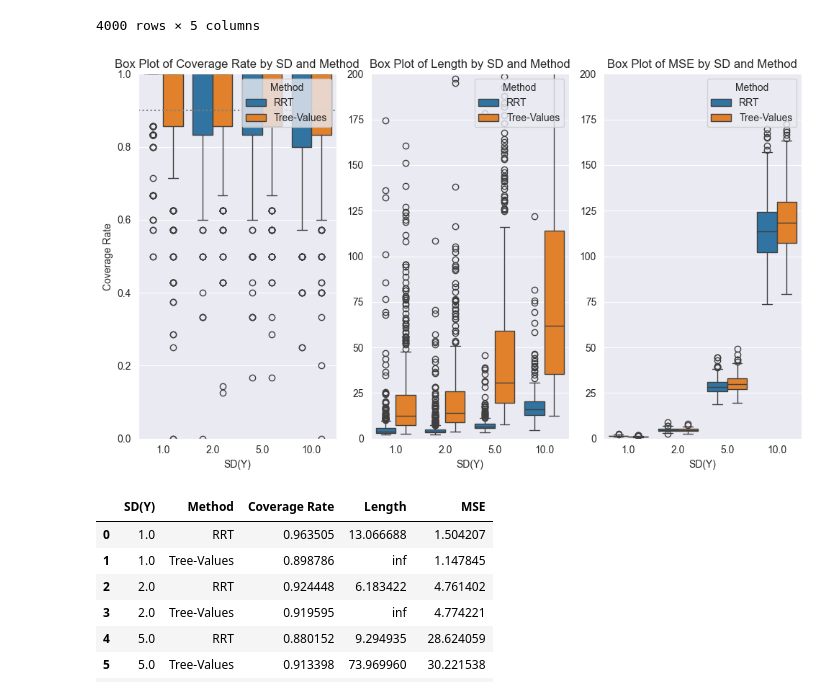
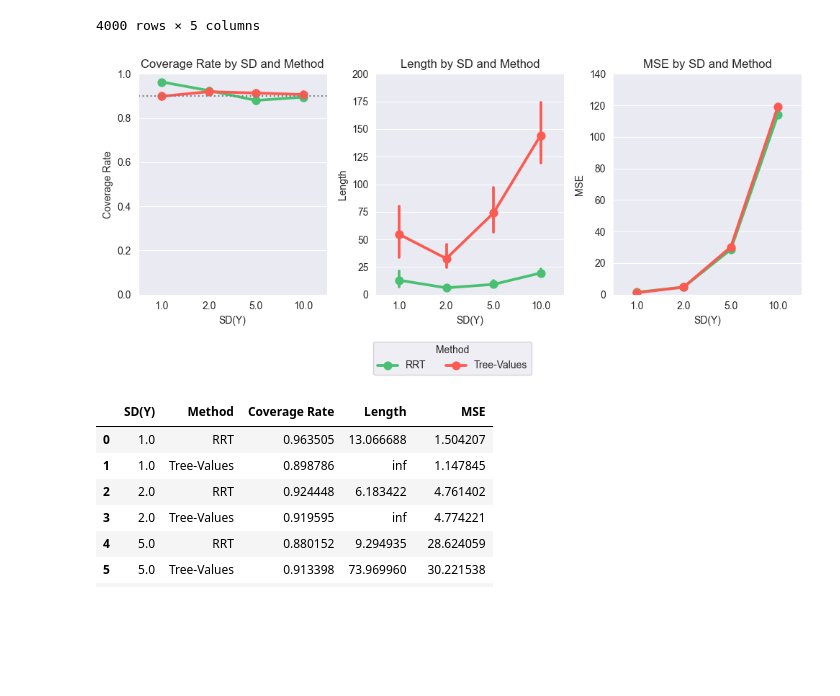
Before and after one commit to yiling-h/SI-CART, a Jupyter notebook: Simulations/Results/vary_signal/laplace/plotting_l.ipynb, the cells around one changed output. Saved outputs shown, nothing was run; the diff lists cells and outputs as text; code cells hidden in the pictures; blank space fills up the shorter version.

```diff
--- a/Simulations/Results/vary_signal/laplace/plotting_l.ipynb
+++ b/Simulations/Results/vary_signal/laplace/plotting_l.ipynb
@@ -39,33 +39,42 @@ oper_char_df.index = range(oper_char_df.shape[0])
 # %%
 import matplotlib.pyplot as plt
 import seaborn as sns
 
 # Assuming your DataFrame is named df
 metrics = ["Coverage Rate", "Length", "MSE"]
 
 # Set up the figure and axes for subplots
-fig, axes = plt.subplots(1, 3, figsize=(10, 6), sharey=False)
+fig, axes = plt.subplots(1, 3, figsize=(10, 4), sharey=False)
 
 # Iterate over each metric and create a box plot
 for i, metric in enumerate(metrics):
-    sns.boxplot(x='SD(Y)', y=metric, hue='Method', data=oper_char_df, ax=axes[i])
-    axes[i].set_title(f'Box Plot of {metric} by SD and Method')
+    sns.pointplot(x='SD(Y)', y=metric, hue='Method', data=oper_char_df, ax=axes[i],
+                palette=["#48c072", "#fc5a50"])
+    axes[i].set_title(f'{metric} by SD and Method')
     axes[i].set_xlabel('SD(Y)')
-    axes[i].set_ylabel(metric if i == 0 else '')  # Only set ylabel on the first plot for clarity
+    #axes[i].set_ylabel(metric if i == 0 else '')  # Only set ylabel on the first plot for clarity
     axes[i].legend(title='Method', loc='upper right')
     if metric == "Coverage Rate":
-        axes[i].set_ylim(0,1)
+        axes[i].set_ylim(0.,1)
         axes[i].axhline(y=0.9, linestyle='dotted', color='grey')
     elif metric == "Length":
         axes[i].set_ylim(0,200)
     elif metric == "MSE":
-        axes[i].set_ylim(0,200)
+        axes[i].set_ylim(0,140)
+
+# Remove legends from individual subplots
+for ax in axes:
+    ax.legend_.remove()
+
+# Create a shared legend for the figure
+handles, labels = axes[0].get_legend_handles_labels()
+fig.legend(handles, labels, title="Method", loc="upper center", bbox_to_anchor=(0.5, 0), ncol=2)
 
 # Adjust layout and display
 plt.tight_layout()
 plt.show()
 # %% [output]
-[figure, old version]
+[figure, new version]
 # %%
 means = oper_char_df.groupby(["SD(Y)", 'Method'])[["Coverage Rate", "Length", "MSE"]].mean().reset_index()
 means
```
Also changed, not shown: parts of 6 cells of this notebook, 12 other files.
